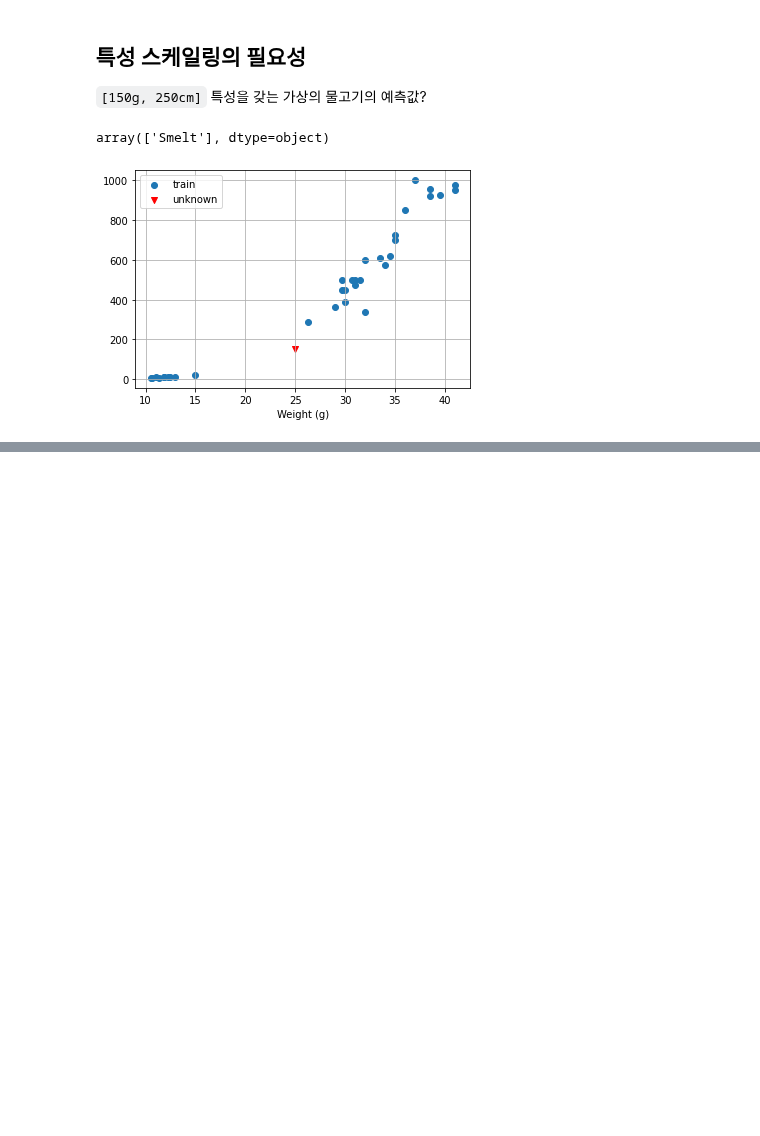
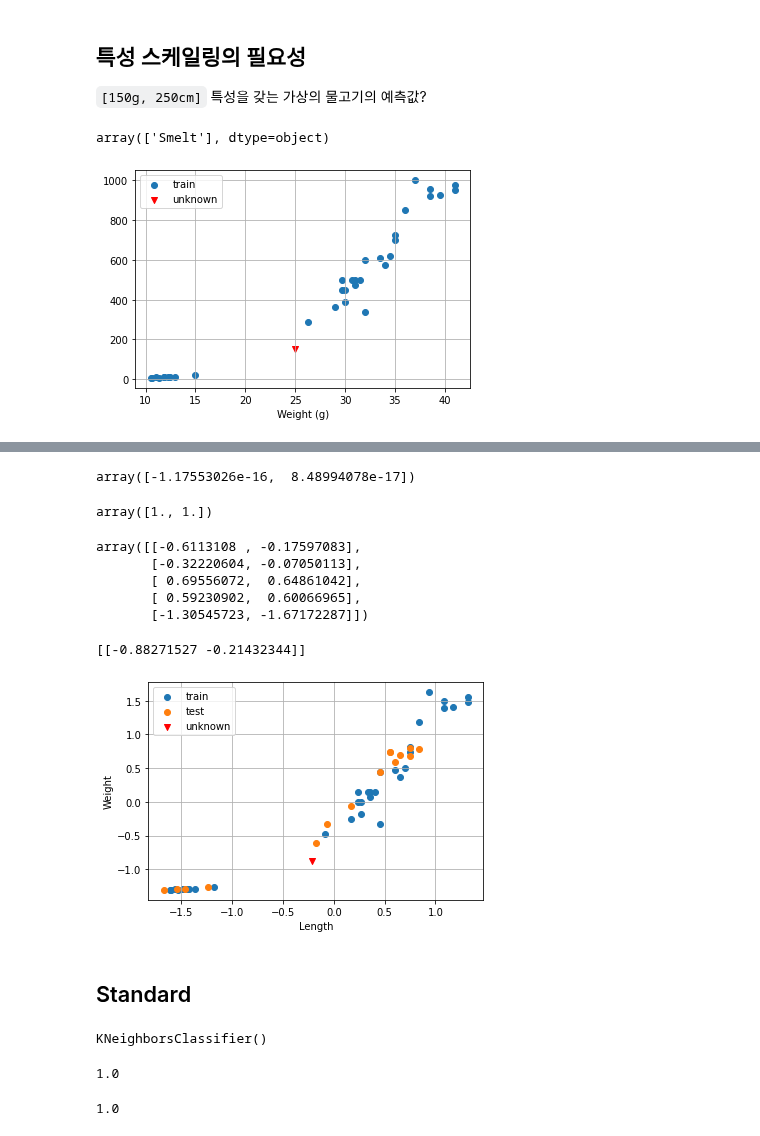
Before and after one commit to esn73/lab_python, a Jupyter notebook: ml03_train_test_scaling.ipynb, the cells around one changed output, grey strips where cells are left out. Drawn from its saved outputs; the diff is of its cells as text; code cells hidden in the pictures; blank space fills up the shorter version.

```diff
--- a/ml03_train_test_scaling.ipynb
+++ b/ml03_train_test_scaling.ipynb
@@ -546,0 +554,2 @@ plt.show()
+# %%
+std_scaler.fit(X_train) # fit: 훈련 셋(X_train)의 평균과 표준편차를 계산.
@@ -546,0 +573,2 @@ plt.show()
+# %%
+X_tr_scaled = std_scaler.transform(X_train)
@@ -546,0 +583,43 @@ plt.show()
+# %%
+np.mean(X_tr_scaled, axis=0)
+# %% [output]
+array([-1.17553026e-16,  8.48994078e-17])
+# %%
+np.std(X_tr_scaled, axis=0)
+# %% [output]
+array([1., 1.])
+# %%
+X_te_scaled = std_scaler.transform(X_test)
+# "훈련 셋의 평균과 표준 편차"를 사용해서 테스트 셋의 특성들의 스케일을 변환
+# 테스트 셋을 스케일 변환하기 위해서 fit 메서드를 사용하지 않음!
+# %%
+X_te_scaled[:5, :]
+# %% [output]
+array([[-0.6113108 , -0.17597083],
+       [-0.32220604, -0.07050113],
+       [ 0.69556072,  0.64861042],
+       [ 0.59230902,  0.60066965],
+       [-1.30545723, -1.67172287]])
+# %%
+# [150g, 25cm] 가상의 물고기 데이터를 스케일 변환
+test_fish_scaled = std_scaler.transform(test_fish)
+print(test_fish_scaled)
+# %% [output]
+[[-0.88271527 -0.21432344]]
+# %%
+# 스케일이 변환된 훈련 셋, 테스트 셋 시각화
+plt.scatter(X_tr_scaled[:, 1], X_tr_scaled[:, 0], label='train') # 훈련 셋
+plt.scatter(X_te_scaled[:, 1], X_te_scaled[:, 0], label='test') # 테스트 셋
+plt.scatter(test_fish_scaled[:, 1], test_fish_scaled[:, 0], label='unknown',
+            marker='v', color='red') # 가상의 물고기
+
+
+plt.xlabel('Length')
+plt.ylabel('Weight')
+plt.legend()
+plt.grid()
+plt.show()
+# %% [output]
+[figure, added]
+# %% [markdown]
+## Standard
@@ -546,0 +628,12 @@ plt.show()
+# %%
+knn.fit(X_tr_scaled, y_train) #모델 훈련
+# %% [output]
+KNeighborsClassifier()
+# %%
+knn.score(X_tr_scaled, y_train) # 훈련 셋의 정확도
+# %% [output]
+1.0
+# %%
+knn.score(X_te_scaled, y_test) # 테스트 셋의 정확도
+# %% [output]
+1.0
```
Also changed, not shown: parts of 10 cells of this notebook.
